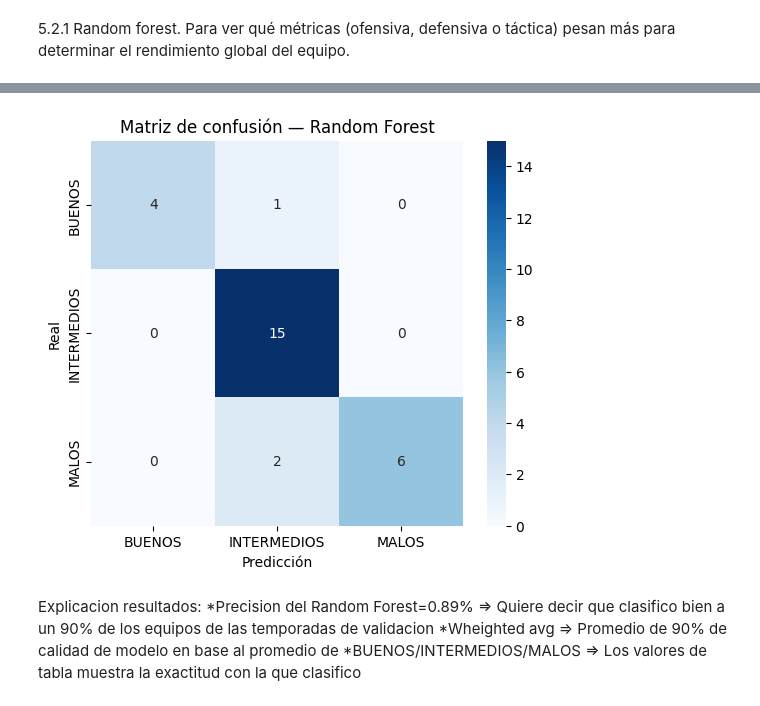
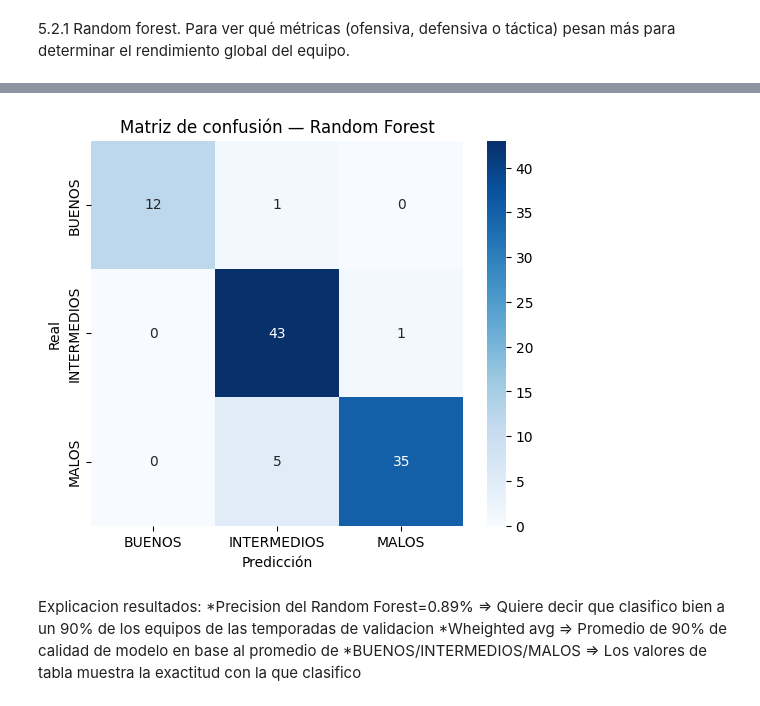
Before and after one commit to VainstubTomas/Aprendizaje_Automatico_Grandes_Datos, a Jupyter notebook: main.ipynb, the cells around one changed output, grey strips where cells are left out. Cells and saved outputs as stored; diff of their text form; code cells hidden in the pictures.

```diff
--- a/main.ipynb
+++ b/main.ipynb
@@ -1226,81 +1259,51 @@ EJE Y = Cantidad de equipos analizados en esa temporada
 5.2.1 Random forest. Para ver qué métricas (ofensiva, defensiva o táctica) pesan más para determinar el rendimiento global del equipo.
 # %%
 # ---------------------------------------
-# 0) Definiciones
+# RANDOM FOREST - Clasificación
 # ---------------------------------------
-features = ['offensive_score', 'defensive_score', 'tactical_score', 'performance_score']
-label_col = 'performance_label'
-labels_order = ['BUENOS', 'INTERMEDIOS', 'MALOS']
+from sklearn.ensemble import RandomForestClassifier
+from sklearn.preprocessing import StandardScaler
+from sklearn.pipeline import Pipeline
+from sklearn.metrics import accuracy_score, classification_report, confusion_matrix
+import seaborn as sns
+import matplotlib.pyplot as plt
+import pandas as pd
 
-# ---------------------------------------
-# 1) Alineación y limpieza consistente
-#    (misma selección de filas para X e y)
-# ---------------------------------------
-train_cols = features + [label_col]
-valid_cols = features + [label_col]
-
-train_clean = train_df[train_cols].dropna().copy()
-valid_clean = valid_df[valid_cols].dropna().copy()
-
-X_train = train_clean[features].values
-y_train_cat = train_clean[label_col].values
-
-X_valid = valid_clean[features].values
-y_valid_cat = valid_clean[label_col].values
-
-print(f"Shapes → X_train: {X_train.shape}, y_train: {y_train_cat.shape} | "
-      f"X_valid: {X_valid.shape}, y_valid: {y_valid_cat.shape}")
-
-# ---------------------------------------
-# 2) Pipeline de Clasificación
-# ---------------------------------------
+# Pipeline de Clasificación
 rf_pipe = Pipeline([
-    ('scaler', StandardScaler()),  # opcional para RF, pero OK para mantener consistencia
+    ('scaler', StandardScaler()),
     ('rf', RandomForestClassifier(
-        n_estimators=300,          # un poco más robusto
+        n_estimators=300,
         max_depth=None,
         random_state=42,
-        class_weight='balanced',   # por si hay desbalance
+        class_weight='balanced',
         n_jobs=-1
     ))
 ])
 
-# ---------------------------------------
-# 3) Entrenamiento
-# ---------------------------------------
-rf_pipe.fit(X_train, y_train_cat)
+# Entrenamiento
+rf_pipe.fit(X_train, y_train)
 
-# ---------------------------------------
-# 4) Predicción en validación
-# ---------------------------------------
-y_pred_cat = rf_pipe.predict(X_valid)
+# Predicción
+y_pred_rf = rf_pipe.predict(X_valid)
 
-# ---------------------------------------
-# 5) Evaluación de resultados
-# ---------------------------------------
+# Evaluación
+acc_rf = accuracy_score(y_valid, y_pred_rf)
 print("✅ Random Forest — Resultados de la Clasificación:")
-print(f"   Accuracy (Precisión): {accuracy_score(y_valid_cat, y_pred_cat):.4f}")
+print(f"   Accuracy (Precisión): {acc_rf:.4f}")
 print("\nReporte de Clasificación:")
-print(classification_report(y_valid_cat, y_pred_cat, target_names=labels_order))
+print(classification_report(y_valid, y_pred_rf, target_names=le.classes_))
 
-# Importancia de variables (del paso 'rf' del pipeline)
+# Importancia de variables
 importances = rf_pipe.named_steps['rf'].feature_importances_
-importance_df = pd.DataFrame({
-    'feature': features,
-    'importance': importances
-}).sort_values('importance', ascending=False)
-
-print("\nImportancia de las Variables (Scores):")
+importance_df = pd.DataFrame({'feature': features, 'importance': importances}).sort_values('importance', ascending=False)
 display(importance_df)
 
-# ---------------------------------------
-# 6) Matrices de confusión (igual que SVM)
-# ---------------------------------------
-cm = confusion_matrix(y_valid_cat, y_pred_cat, labels=labels_order)
-
+# Matriz de confusión
+cm_rf = confusion_matrix(y_valid, y_pred_rf)
 plt.figure(figsize=(6,5))
-sns.heatmap(cm, annot=True, fmt='d', cmap='Blues',
-            xticklabels=labels_order, yticklabels=labels_order)
+sns.heatmap(cm_rf, annot=True, fmt='d', cmap='Blues',
+            xticklabels=le.classes_, yticklabels=le.classes_)
 plt.title('Matriz de confusión — Random Forest')
 plt.xlabel('Predicción')
 plt.ylabel('Real')
@@ -1331,4 +1330,4 @@ Importancia de las Variables (Scores):
-[figure, old version]
+[figure, new version]
 # %% [markdown]
 Explicacion resultados:
 *Precision del Random Forest=0.89% => Quiere decir que clasifico bien a un 90% de los equipos de las temporadas de validacion
```
Also changed, not shown: parts of 11 cells of this notebook.
